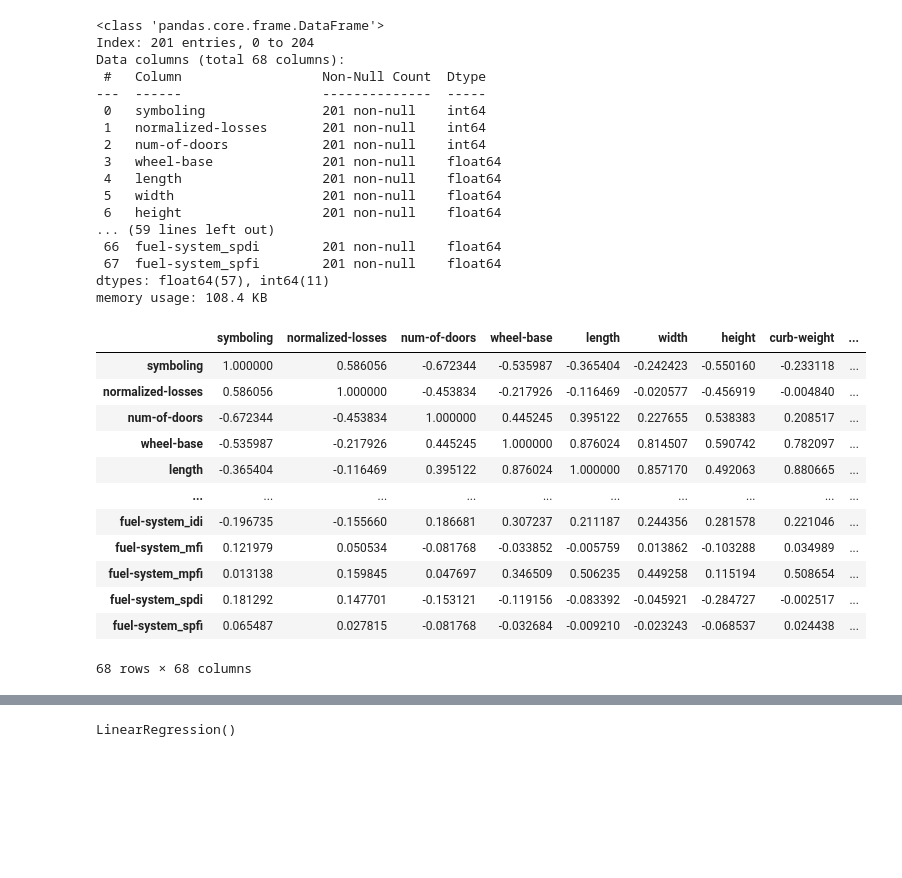
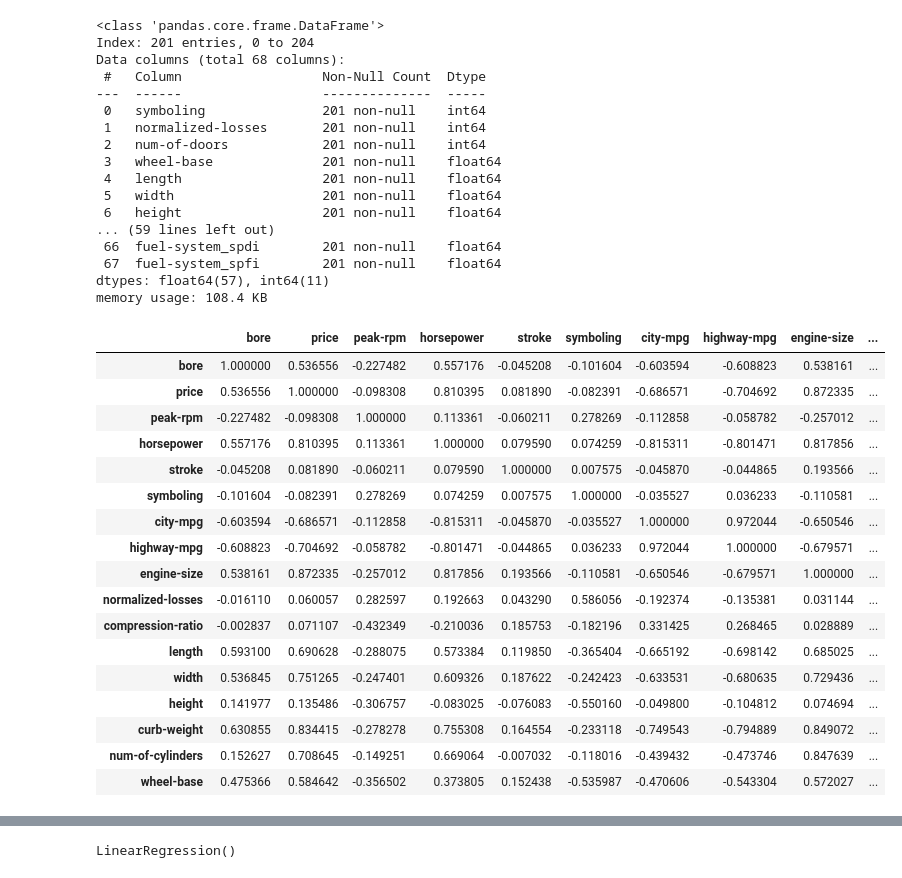
Before and after one commit to Omkardalvi01/Task2_compute, a Jupyter notebook: auto_model.ipynb, the cells around one changed output, grey strips where cells are left out. Saved outputs shown, nothing was run; the diff lists cells and outputs as text; code cells hidden in the pictures; blank space fills up the shorter version.

```diff
--- a/auto_model.ipynb
+++ b/auto_model.ipynb
@@ -149,19 +149,24 @@ Data columns (total 68 columns):
  67  fuel-system_spfi        201 non-null    float64
 dtypes: float64(57), int64(11)
 memory usage: 108.4 KB
-# %%
-newdata.corr()
-# %% [output]
-|  | symboling | normalized-losses | num-of-doors | wheel-base | length | width | height | curb-weight | ... |
-| symboling | 1.000000 | 0.586056 | -0.672344 | -0.535987 | -0.365404 | -0.242423 | -0.550160 | -0.233118 | ... |
-| normalized-losses | 0.586056 | 1.000000 | -0.453834 | -0.217926 | -0.116469 | -0.020577 | -0.456919 | -0.004840 | ... |
-| num-of-doors | -0.672344 | -0.453834 | 1.000000 | 0.445245 | 0.395122 | 0.227655 | 0.538383 | 0.208517 | ... |
-| wheel-base | -0.535987 | -0.217926 | 0.445245 | 1.000000 | 0.876024 | 0.814507 | 0.590742 | 0.782097 | ... |
-| length | -0.365404 | -0.116469 | 0.395122 | 0.876024 | 1.000000 | 0.857170 | 0.492063 | 0.880665 | ... |
-| ... | ... | ... | ... | ... | ... | ... | ... | ... | ... |
-| fuel-system_idi | -0.196735 | -0.155660 | 0.186681 | 0.307237 | 0.211187 | 0.244356 | 0.281578 | 0.221046 | ... |
-| fuel-system_mfi | 0.121979 | 0.050534 | -0.081768 | -0.033852 | -0.005759 | 0.013862 | -0.103288 | 0.034989 | ... |
-| fuel-system_mpfi | 0.013138 | 0.159845 | 0.047697 | 0.346509 | 0.506235 | 0.449258 | 0.115194 | 0.508654 | ... |
-| fuel-system_spdi | 0.181292 | 0.147701 | -0.153121 | -0.119156 | -0.083392 | -0.045921 | -0.284727 | -0.002517 | ... |
-| fuel-system_spfi | 0.065487 | 0.027815 | -0.081768 | -0.032684 | -0.009210 | -0.023243 | -0.068537 | 0.024438 | ... |
-68 rows × 68 columns
+# %%
+newdata[['bore','price','peak-rpm','horsepower','stroke','symboling','city-mpg','highway-mpg','engine-size','normalized-losses','compression-ratio','length','width','height','curb-weight','num-of-cylinders','wheel-base']].corr()
+# %% [output]
+|  | bore | price | peak-rpm | horsepower | stroke | symboling | city-mpg | highway-mpg | engine-size | ... |
+| bore | 1.000000 | 0.536556 | -0.227482 | 0.557176 | -0.045208 | -0.101604 | -0.603594 | -0.608823 | 0.538161 | ... |
+| price | 0.536556 | 1.000000 | -0.098308 | 0.810395 | 0.081890 | -0.082391 | -0.686571 | -0.704692 | 0.872335 | ... |
+| peak-rpm | -0.227482 | -0.098308 | 1.000000 | 0.113361 | -0.060211 | 0.278269 | -0.112858 | -0.058782 | -0.257012 | ... |
+| horsepower | 0.557176 | 0.810395 | 0.113361 | 1.000000 | 0.079590 | 0.074259 | -0.815311 | -0.801471 | 0.817856 | ... |
+| stroke | -0.045208 | 0.081890 | -0.060211 | 0.079590 | 1.000000 | 0.007575 | -0.045870 | -0.044865 | 0.193566 | ... |
+| symboling | -0.101604 | -0.082391 | 0.278269 | 0.074259 | 0.007575 | 1.000000 | -0.035527 | 0.036233 | -0.110581 | ... |
+| city-mpg | -0.603594 | -0.686571 | -0.112858 | -0.815311 | -0.045870 | -0.035527 | 1.000000 | 0.972044 | -0.650546 | ... |
+| highway-mpg | -0.608823 | -0.704692 | -0.058782 | -0.801471 | -0.044865 | 0.036233 | 0.972044 | 1.000000 | -0.679571 | ... |
+| engine-size | 0.538161 | 0.872335 | -0.257012 | 0.817856 | 0.193566 | -0.110581 | -0.650546 | -0.679571 | 1.000000 | ... |
+| normalized-losses | -0.016110 | 0.060057 | 0.282597 | 0.192663 | 0.043290 | 0.586056 | -0.192374 | -0.135381 | 0.031144 | ... |
+| compression-ratio | -0.002837 | 0.071107 | -0.432349 | -0.210036 | 0.185753 | -0.182196 | 0.331425 | 0.268465 | 0.028889 | ... |
+| length | 0.593100 | 0.690628 | -0.288075 | 0.573384 | 0.119850 | -0.365404 | -0.665192 | -0.698142 | 0.685025 | ... |
+| width | 0.536845 | 0.751265 | -0.247401 | 0.609326 | 0.187622 | -0.242423 | -0.633531 | -0.680635 | 0.729436 | ... |
+| height | 0.141977 | 0.135486 | -0.306757 | -0.083025 | -0.076083 | -0.550160 | -0.049800 | -0.104812 | 0.074694 | ... |
+| curb-weight | 0.630855 | 0.834415 | -0.278278 | 0.755308 | 0.164554 | -0.233118 | -0.749543 | -0.794889 | 0.849072 | ... |
+| num-of-cylinders | 0.152627 | 0.708645 | -0.149251 | 0.669064 | -0.007032 | -0.118016 | -0.439432 | -0.473746 | 0.847639 | ... |
+| wheel-base | 0.475366 | 0.584642 | -0.356502 | 0.373805 | 0.152438 | -0.535987 | -0.470606 | -0.543304 | 0.572027 | ... |
```
Also changed, not shown: parts of 8 cells of this notebook, 1 other file.
